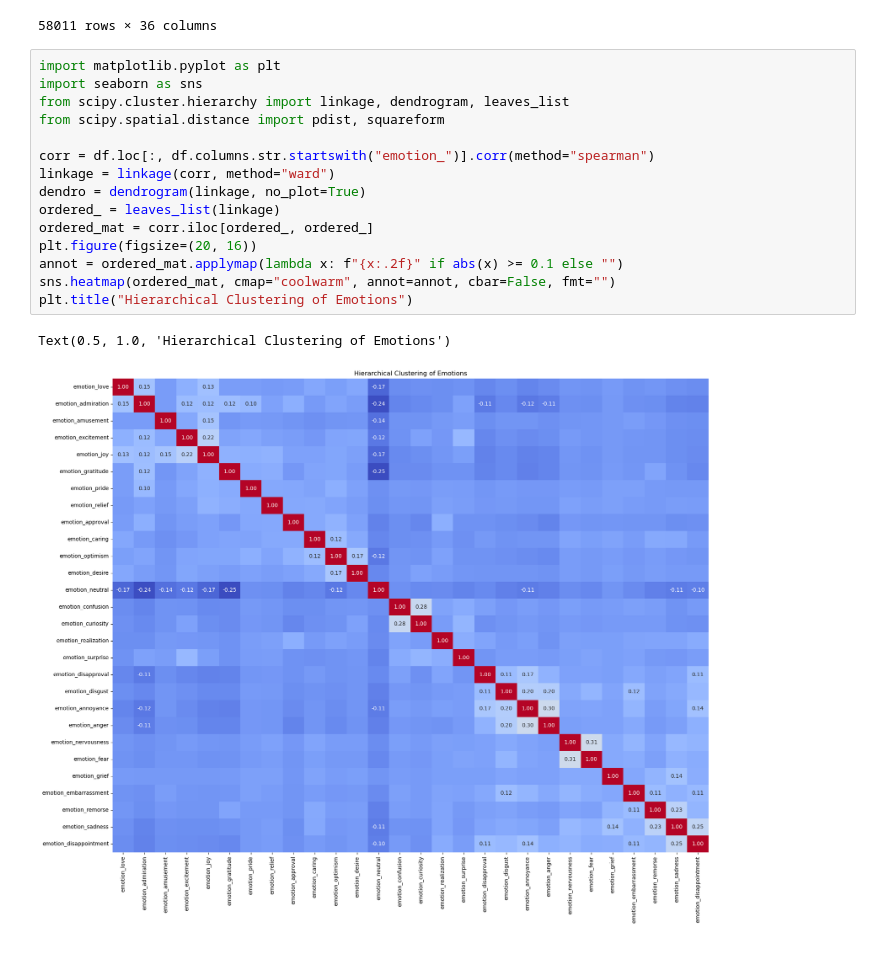
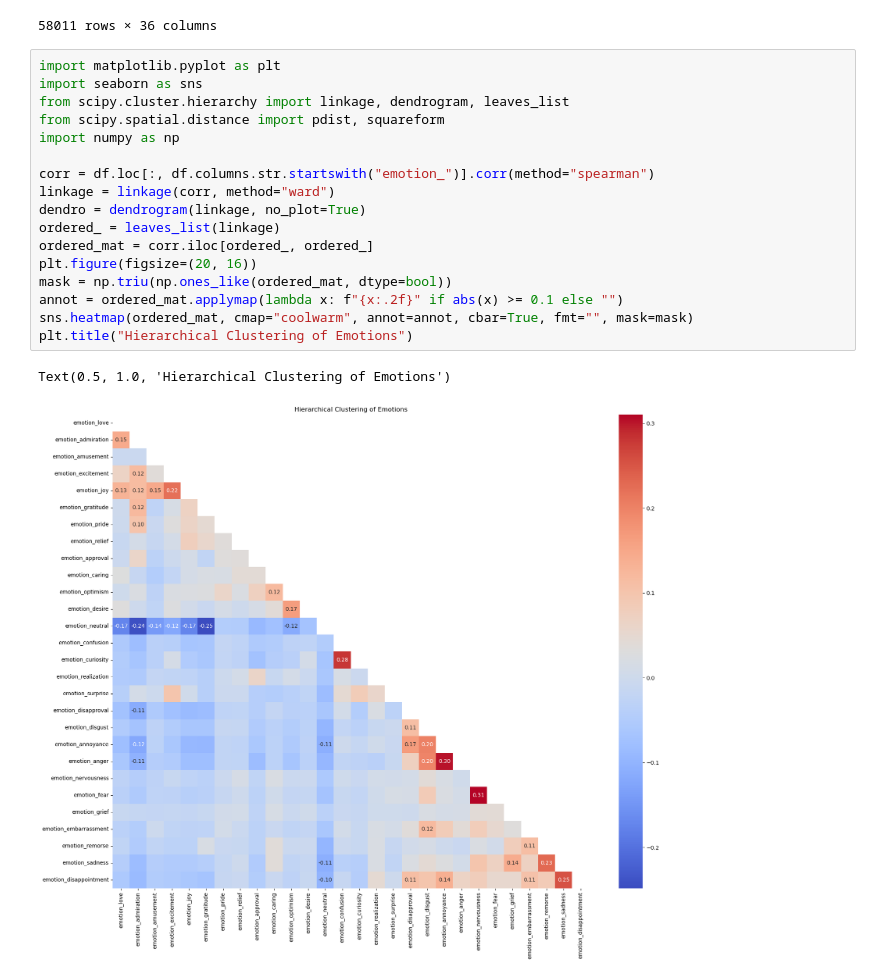
Before and after one commit to yanazlatanova/emotion-recognition, a Jupyter notebook: notebooks/03_transf_explor.ipynb, the cells around one changed output. Saved outputs shown, nothing was run; the diff lists cells and outputs as text.

Commit message:
changed corr plot

```diff
--- a/notebooks/03_transf_explor.ipynb
+++ b/notebooks/03_transf_explor.ipynb
@@ -21,18 +21,20 @@ df
 # %%
 import matplotlib.pyplot as plt
 import seaborn as sns
 from scipy.cluster.hierarchy import linkage, dendrogram, leaves_list
 from scipy.spatial.distance import pdist, squareform
+import numpy as np
 
 corr = df.loc[:, df.columns.str.startswith("emotion_")].corr(method="spearman")
 linkage = linkage(corr, method="ward")
 dendro = dendrogram(linkage, no_plot=True)
 ordered_ = leaves_list(linkage)
 ordered_mat = corr.iloc[ordered_, ordered_]
 plt.figure(figsize=(20, 16))
+mask = np.triu(np.ones_like(ordered_mat, dtype=bool))
 annot = ordered_mat.applymap(lambda x: f"{x:.2f}" if abs(x) >= 0.1 else "")
-sns.heatmap(ordered_mat, cmap="coolwarm", annot=annot, cbar=False, fmt="")
+sns.heatmap(ordered_mat, cmap="coolwarm", annot=annot, cbar=True, fmt="", mask=mask)
 plt.title("Hierarchical Clustering of Emotions")
 # %% [output]
 Text(0.5, 1.0, 'Hierarchical Clustering of Emotions')
-[figure, old version]
+[figure, new version]
```
Also changed, not shown: parts of 1 cell of this notebook.
